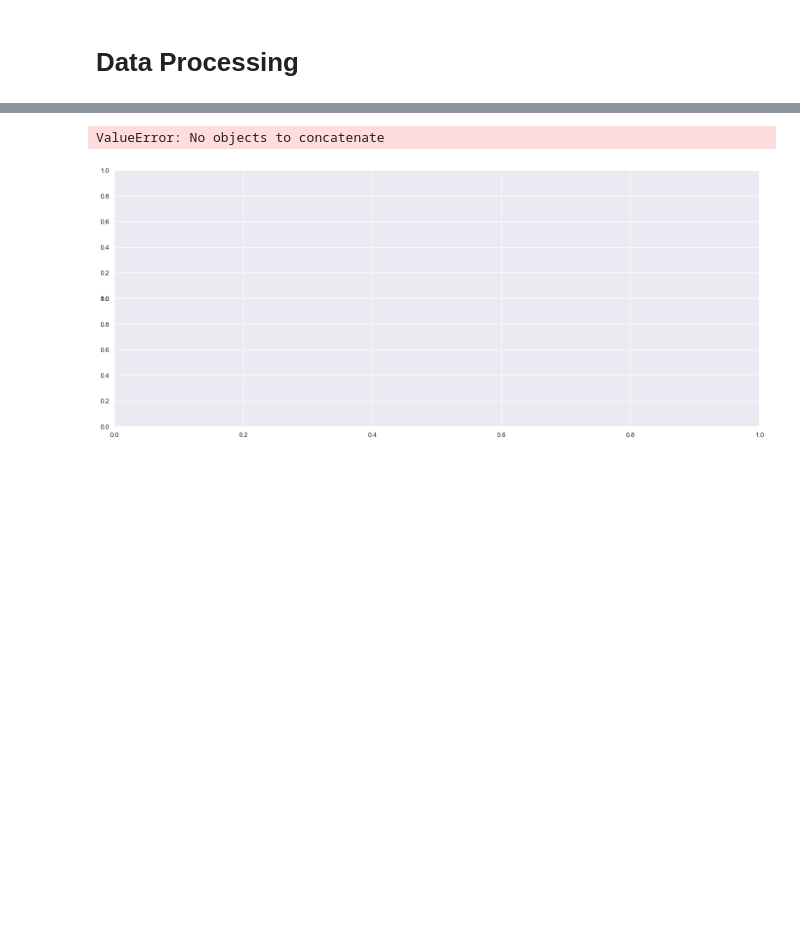
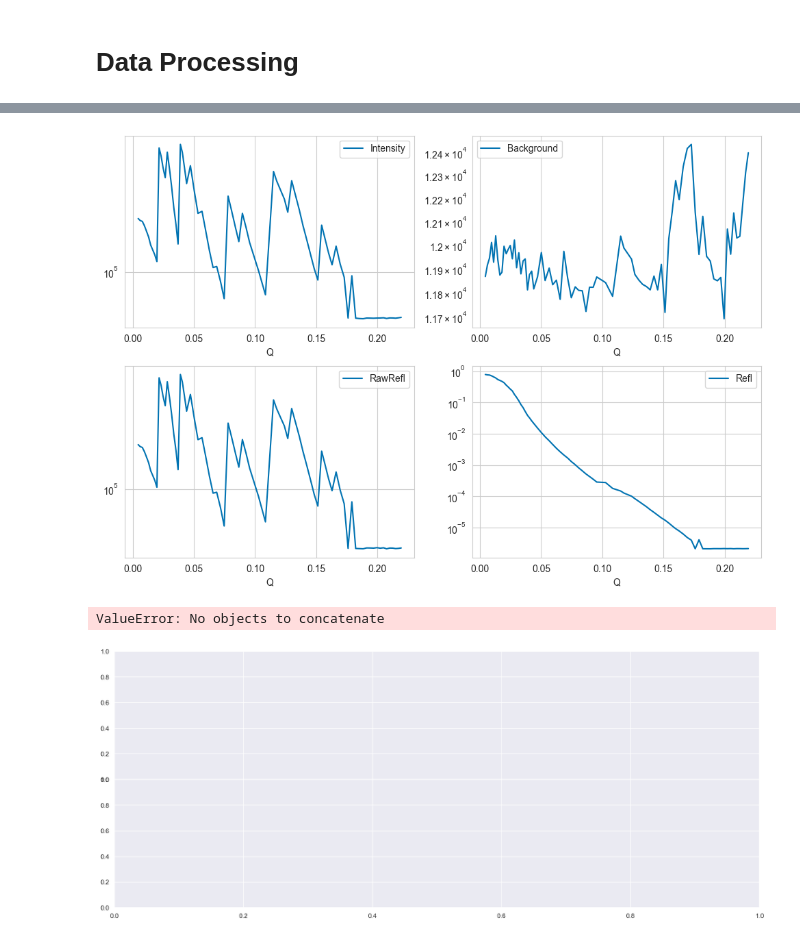
Before and after one commit to WSU-Carbon-Lab/pyref, a Jupyter notebook: docs/NovBeamTime.ipynb, the cells around one changed output, grey strips where cells are left out. Drawn from its saved outputs; the diff is of its cells as text; code cells hidden in the pictures; blank space fills up the shorter version.

```diff
--- a/docs/NovBeamTime.ipynb
+++ b/docs/NovBeamTime.ipynb
@@ -44,3 +89,7 @@ xrr_2.to_csv()
+# %%
+xrr_1.debug()
+# %% [output]
+[figure, added]
 # %%
 def multi_en_ploting():
     scan_number = ru.FileDialog.getDirectory()
```
Also changed, not shown: parts of 7 cells of this notebook, 22 other files.
